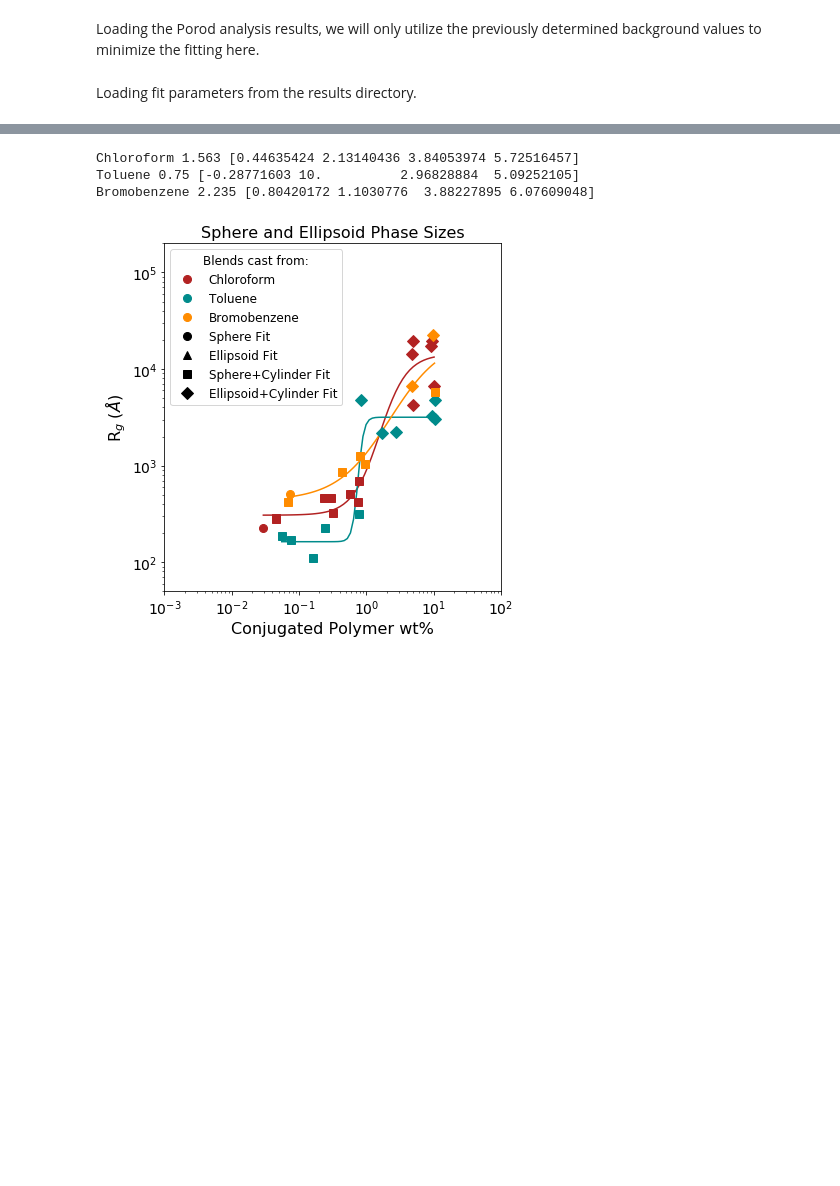
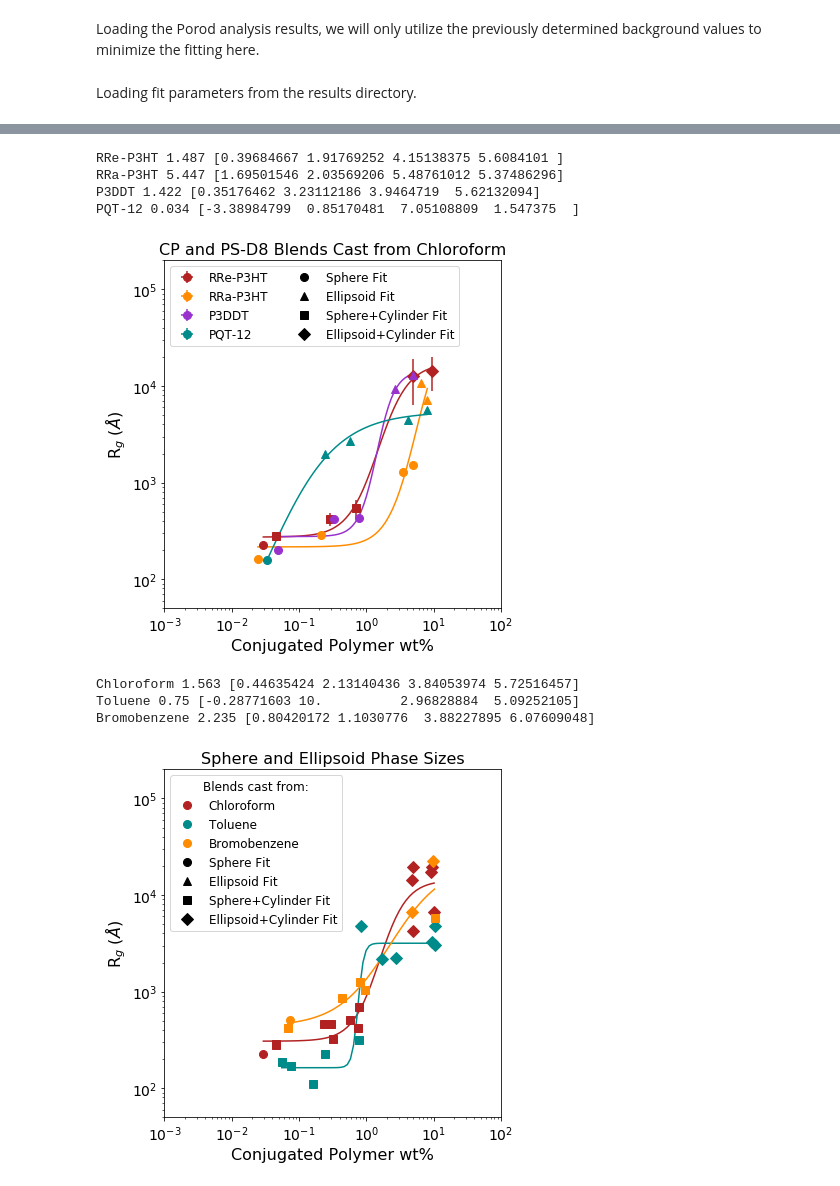
Before and after one commit to pozzo-research-group/c-wolf-blends-morphology, a Jupyter notebook: sans/Sample_Fitting/Plotting_Results_from_All_Fits.ipynb, the cells around one changed output, grey strips where cells are left out. Saved outputs shown, nothing was run; the diff lists cells and outputs as text; code cells hidden in the pictures; blank space fills up the shorter version.

```diff
--- a/sans/Sample_Fitting/Plotting_Results_from_All_Fits.ipynb
+++ b/sans/Sample_Fitting/Plotting_Results_from_All_Fits.ipynb
@@ -538,3 +720,40 @@ PQT-12 0.034 [-3.38984799  0.85170481  7.05108809  1.547375  ]
+# %%
+plt.figure(figsize=(6,6))
+
+plot_rg_reps([[1]], [], [[2,102,109], [3,103,110], [101,108]], [[4,104,111],[5,105,112]], 'RRe-P3HT', 'firebrick')
+plot_rg_reps([[6],[7],[9],[203]], [[10],[206]], rra_cf_sphcyl, rra_cf_ellcyl, 'RRa-P3HT', 'darkorange')
+plot_rg_reps([[11],[12],[13]], [[14],[15]], p3ddt_cf_sphcyl, p3ddt_cf_ellcyl, 'P3DDT', 'darkorchid')
+plot_rg_reps([[16]], [[17],[18],[19],[20]], pqt_cf_sphcyl, pqt_cf_ellcyl, 'PQT-12', 'darkcyan')
+
+plt.xscale('log')
+plt.xlim(0.001,100)
+plt.xlabel('Conjugated Polymer wt%', fontsize=16)
+plt.xticks(fontsize=14)
+
+plt.ylabel(r'R$_g$ ($\AA$)', fontsize=16)
+plt.yticks(fontsize=14)
+plt.ylim(5e1,2e5)
+plt.yscale('log')
+
+plt.errorbar([0],[0],fmt='o',label='Sphere Fit', color='black',ms=8)
+plt.errorbar([0],[0],fmt='^',label='Ellipsoid Fit', color='black',ms=8)
+plt.errorbar([0],[0],fmt='s',label='Sphere+Cylinder Fit', color='black',ms=8)
+plt.errorbar([0],[0],fmt='D',label='Ellipsoid+Cylinder Fit', color='black',ms=8)
+#plt.errorbar([0],[0],fmt='-',label='Logistic Function Trendline', color='black',ms=8)
+
+
+plt.title('CP and PS-D8 Blends Cast from Chloroform',fontsize=16)
+
+plt.legend(fontsize=12,loc='upper left',ncol=2)# ncol=3)
+
+plt.tight_layout()
+plt.savefig('../../data/sans/Sample_Fitting/fitting_figures/radius_plots/RRaP3HT_P3DDT_PQT12_CF_radius_reps.png', dpi=300)
+# %% [output]
+RRe-P3HT 1.487 [0.39684667 1.91769252 4.15138375 5.6084101 ]
+RRa-P3HT 5.447 [1.69501546 2.03569206 5.48761012 5.37486296]
+P3DDT 1.422 [0.35176462 3.23112186 3.9464719  5.62132094]
+PQT-12 0.034 [-3.38984799  0.85170481  7.05108809  1.547375  ]
+[figure, added]
 # %%
 plt.figure(figsize=(6,6))
 
```
Also changed, not shown: parts of 5 cells of this notebook.
